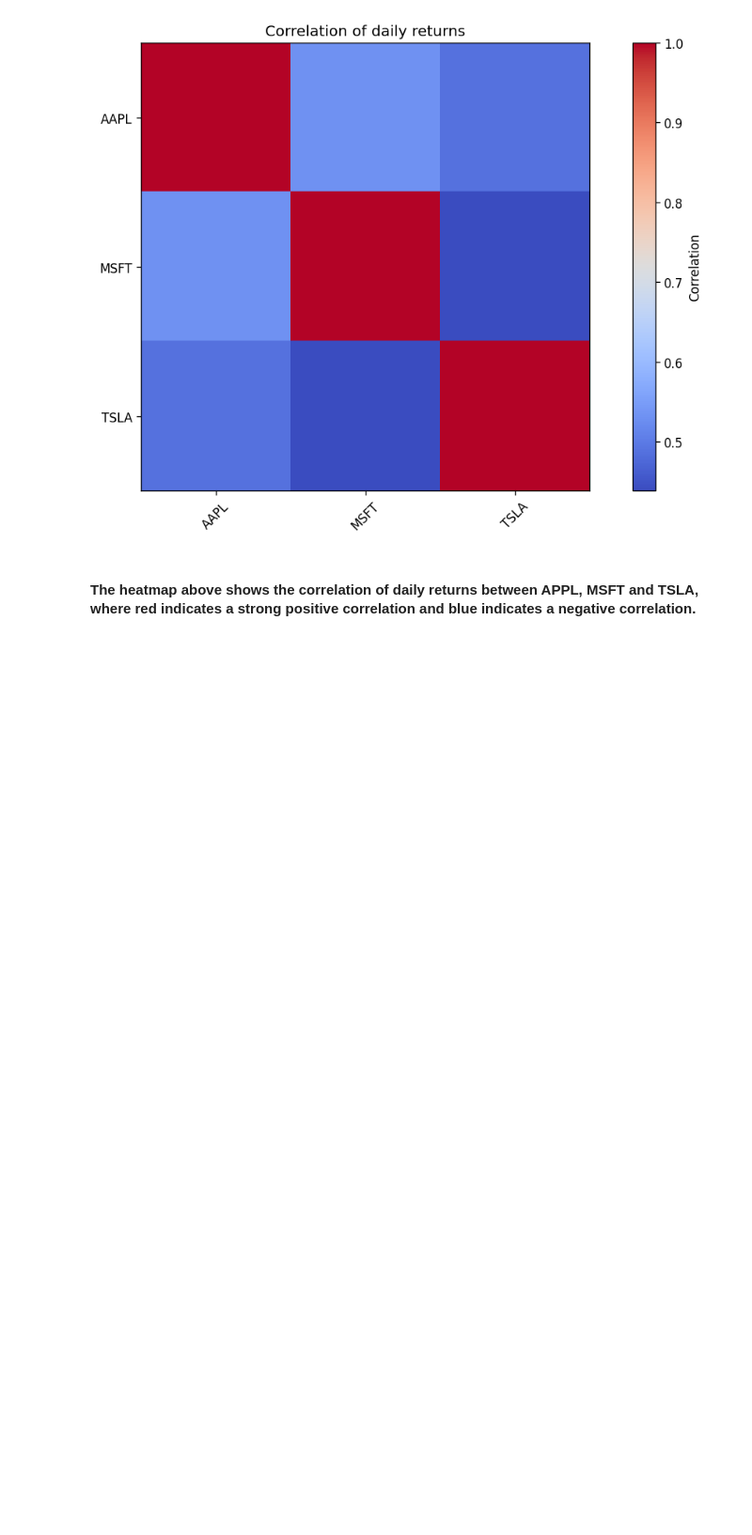
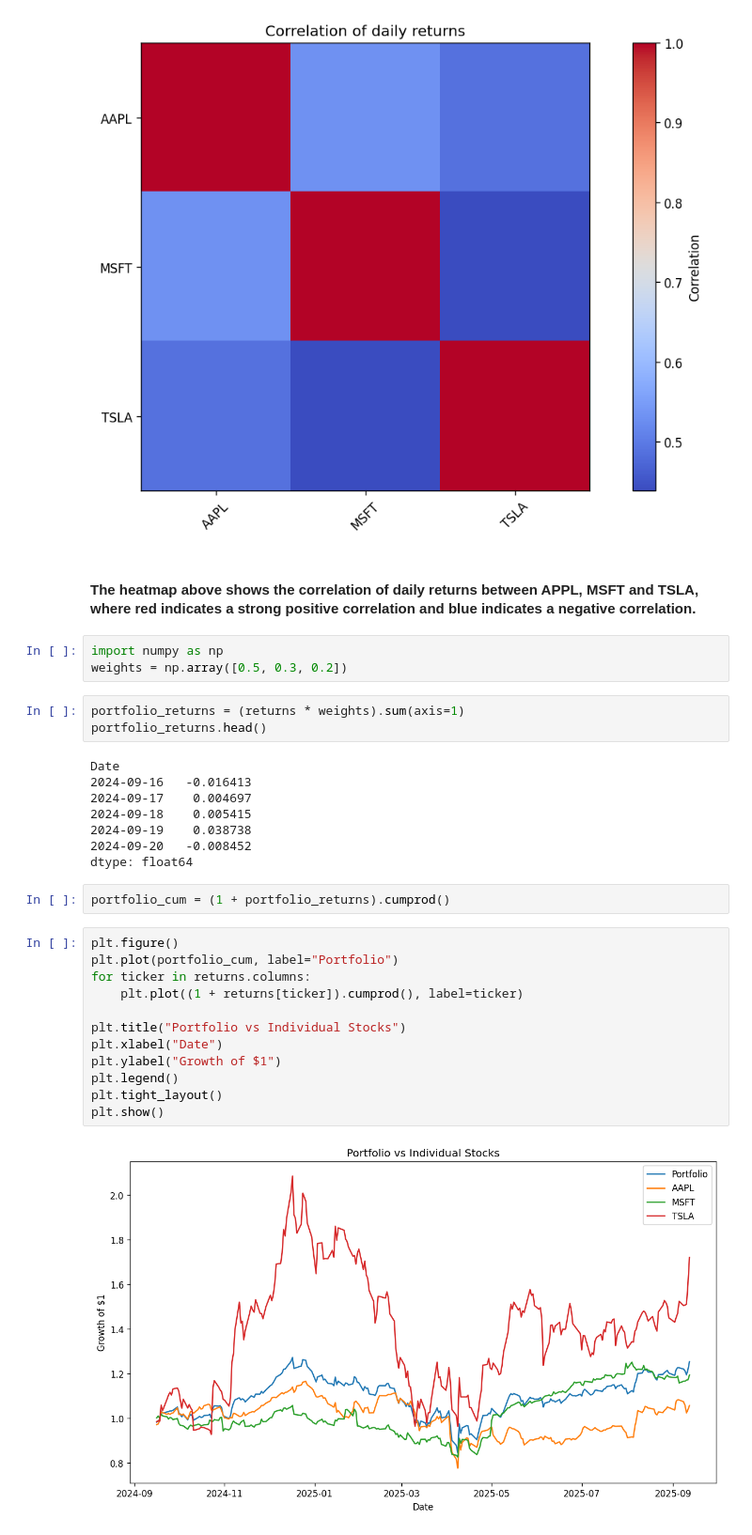
Before and after one commit to dgrabo/stock-market-anaytics, a Jupyter notebook: multi_stock_analysis.ipynb, the cells around one changed output. Shown: that part at 94% size. Saved outputs shown, nothing was run; the diff lists cells and outputs as text; blank space fills up the shorter version.

```diff
--- a/multi_stock_analysis.ipynb
+++ b/multi_stock_analysis.ipynb
@@ -91,3 +91,33 @@ plt.show()
 [figure]
 # %% [markdown]
 #### The heatmap above shows the correlation of daily returns between APPL, MSFT and TSLA, where red indicates a strong positive correlation and blue indicates a negative correlation.
+# %%
+import numpy as np
+weights = np.array([0.5, 0.3, 0.2])
+# %%
+portfolio_returns = (returns * weights).sum(axis=1)
+portfolio_returns.head()
+# %% [output]
+Date
+2024-09-16   -0.016413
+2024-09-17    0.004697
+2024-09-18    0.005415
+2024-09-19    0.038738
+2024-09-20   -0.008452
+dtype: float64
+# %%
+portfolio_cum = (1 + portfolio_returns).cumprod()
+# %%
+plt.figure()
+plt.plot(portfolio_cum, label="Portfolio")
+for ticker in returns.columns:
+    plt.plot((1 + returns[ticker]).cumprod(), label=ticker)
+
+plt.title("Portfolio vs Individual Stocks")
+plt.xlabel("Date")
+plt.ylabel("Growth of $1")
+plt.legend()
+plt.tight_layout()
+plt.show()
+# %% [output]
+[figure, added]
```
Also changed, not shown: parts of 3 cells of this notebook.
